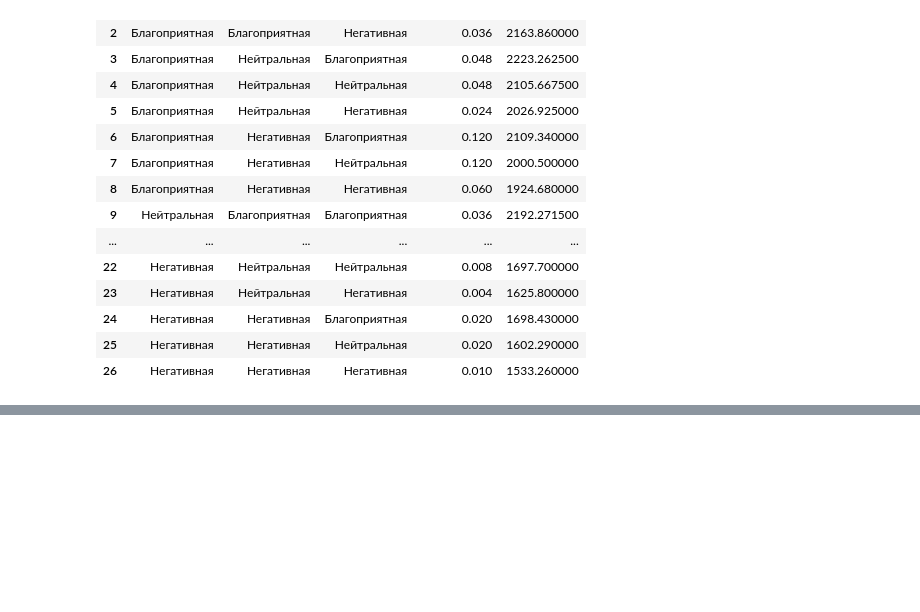
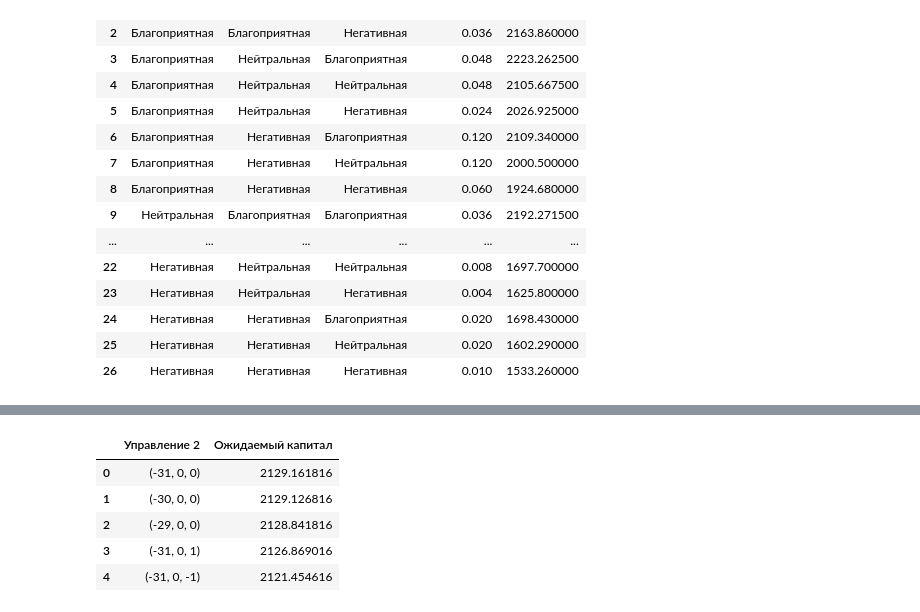
Before and after one commit to mariapetrova3009/optimization-methods, a Jupyter notebook: Lab4/LR4.ipynb, the cells around one changed output, grey strips where cells are left out. Saved outputs shown, nothing was run; the diff lists cells and outputs as text; code cells hidden in the pictures; blank space fills up the shorter version.

```diff
--- a/Lab4/LR4.ipynb
+++ b/Lab4/LR4.ipynb
@@ -350,0 +349,89 @@ display(end_table.round(6))
+# %%
+def evaluate_stage2_choice(state, action):
+    action = np.array(action, dtype=np.int64)
+    if not trades_allowed(state, action):
+        return -np.inf
+    after = make_trades(state, action)
+    answer = 0.0
+    for k in range(3):
+        next_state = market_change(after, 1, k)
+        value, _ = bellman_stage3(next_state)
+        if not np.isfinite(value):
+            return -np.inf
+        answer += probabilities[1, k] * value
+    return answer
+
+state2 = market_change(make_trades(initial_portfolio, first_trades), 0, 0)
+options2 = [(-31,0,0), (-30,0,0), (-29,0,0), (-31,0,1), (-31,0,-1)]
+table8 = pd.DataFrame([
+    {'Управление 2': a, 'Ожидаемый капитал': evaluate_stage2_choice(state2, a)}
+    for a in options2
+])
+print('Таблица 8:')
+display(table8.round(6))
+
+def evaluate_stage1_choice(state, action):
+    action = np.array(action, dtype=np.int64)
+    if not trades_allowed(state, action):
+        return -np.inf
+    after = make_trades(state, action)
+    answer = 0.0
+    for k in range(3):
+        next_state = market_change(after, 0, k)
+        value, _ = bellman_stage2(next_state)
+        if not np.isfinite(value):
+            return -np.inf
+        answer += probabilities[0, k] * value
+    return answer
+
+lower, upper = trade_limits(initial_portfolio)
+all_first = []
+for a in range(int(lower[0]), int(upper[0]) + 1):
+    for b in range(int(lower[1]), int(upper[1]) + 1):
+        for c in range(int(lower[2]), int(upper[2]) + 1):
+            trade = np.array([a, b, c], dtype=np.int64)
+            if trades_allowed(initial_portfolio, trade):
+                all_first.append((a, b, c))
+
+print('Допустимых управлений первого этапа:', len(all_first))
+
+@njit
+def score_all_first(states, actions):
+    values = np.empty(len(actions), dtype=np.float64)
+    for i in range(len(actions)):
+        after = make_trades(states, actions[i])
+        result = 0.0
+        for situation in range(3):
+            next_state = market_change(after, 0, situation)
+            value, _ = bellman_stage2(next_state)
+            if not np.isfinite(value):
+                result = -np.inf
+                break
+            result += probabilities[0, situation] * value
+        values[i] = result
+    return values
+
+first_array = np.array(all_first, dtype=np.int64)
+first_scores = score_all_first(initial_portfolio, first_array)
+ranked = [(a, float(v)) for a, v in zip(all_first, first_scores) if np.isfinite(v)]
+ranked.sort(key=lambda row: (-row[1], row[0]))
+table10_top = pd.DataFrame(ranked[:5], columns=['Управление 1', 'Ожидаемый капитал'])
+print('Таблица 10: пять лучших допустимых управлений')
+display(table10_top.round(6))
+
+no_trade_value = dict(ranked).get((0, 0, 0), -np.inf)
+print('Без сделок:', no_trade_value)
+print('Совпадение максимума с Беллманом:', np.isclose(ranked[0][1], optimal_capital, atol=1e-6))
+assert np.isclose(ranked[0][1], optimal_capital, atol=1e-6)
+assert ranked[0][0] == tuple(int(x) for x in first_trades)
+
+tie_tolerance = 1e-9
+best_value = ranked[0][1]
+best_actions = [action for action, value in ranked if abs(value - best_value) <= tie_tolerance]
+print('Количество оптимальных первых управлений:', len(best_actions))
+print('Оптимальные первые управления:', best_actions)
+if len(ranked) > 1:
+    print('Отрыв от второго места:', round(best_value - ranked[1][1], 9))
+print('При равных результатах выбирается первое найденное управление.')
+print('Перебор выполняется по возрастанию количества пакетов.')
+# %% [output]
@@ -350,0 +439,6 @@ display(end_table.round(6))
+|  | Управление 2 | Ожидаемый капитал |
+| 0 | (-31, 0, 0) | 2129.161816 |
+| 1 | (-30, 0, 0) | 2129.126816 |
+| 2 | (-29, 0, 0) | 2128.841816 |
+| 3 | (-31, 0, 1) | 2126.869016 |
+| 4 | (-31, 0, -1) | 2121.454616 |
```
Also changed, not shown: parts of 18 cells of this notebook, 3 other files.
